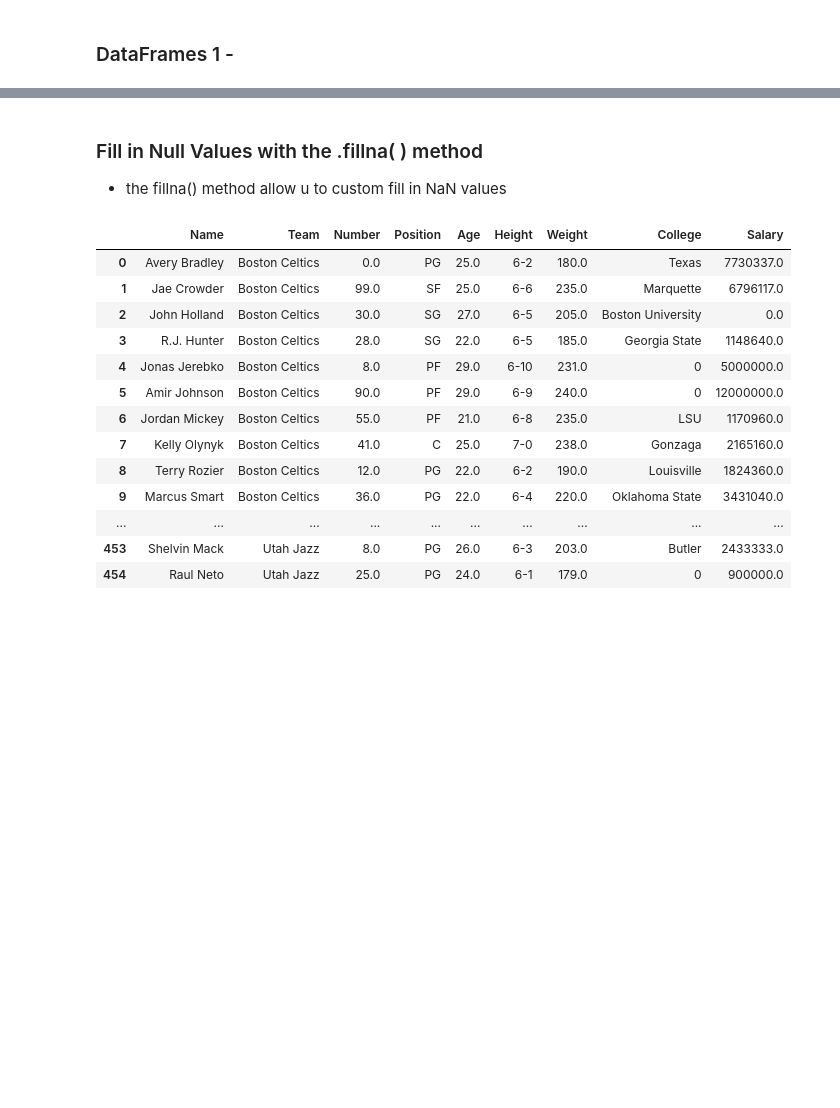
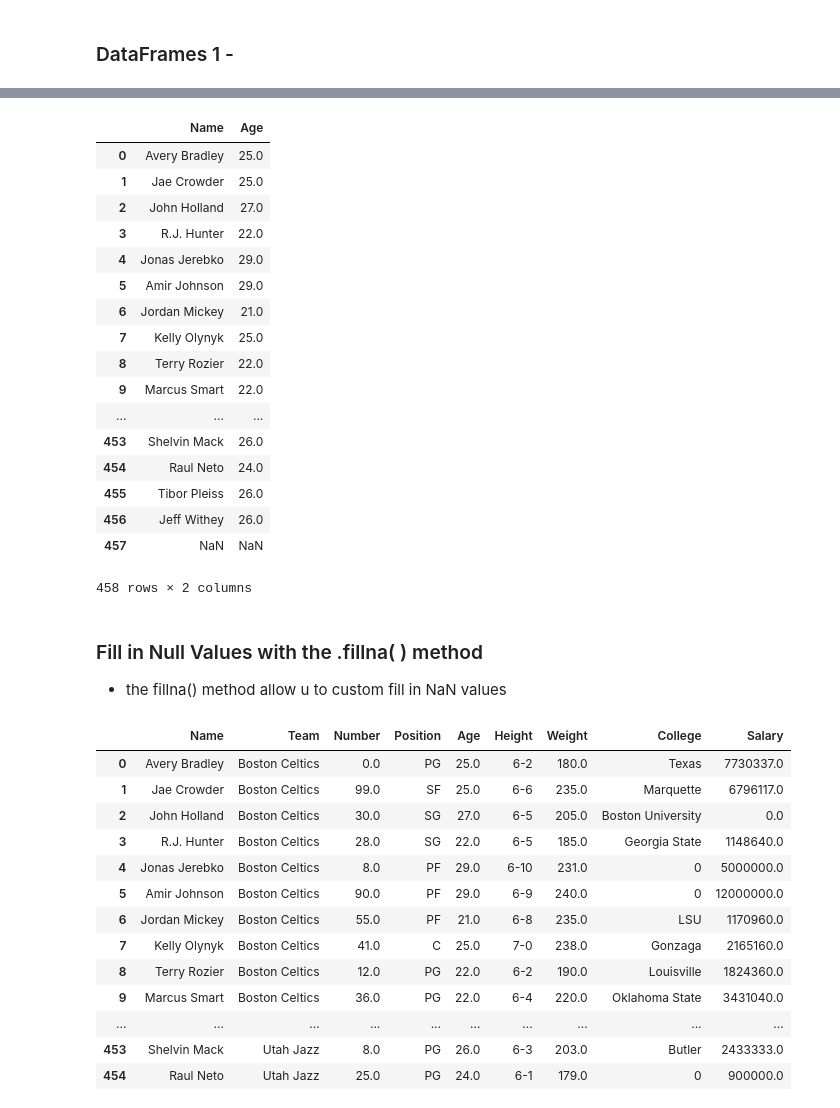
Before and after one commit to alexkwashie/_pandas, a Jupyter notebook: Panda2/dataframes.ipynb, the cells around one changed output, grey strips where cells are left out. Cells and saved outputs as stored; diff of their text form; code cells hidden in the pictures; blank space fills up the shorter version.

```diff
--- a/Panda2/dataframes.ipynb
+++ b/Panda2/dataframes.ipynb
@@ -8,3 +34,25 @@ nba = pd.read_csv("1.1 pandas.zip/nba.csv")
+# %%
+# Return 2 or more colums by using list ''[]''
+nba[["Name", "Age"]]
+# %% [output]
+|  | Name | Age |
+| 0 | Avery Bradley | 25.0 |
+| 1 | Jae Crowder | 25.0 |
+| 2 | John Holland | 27.0 |
+| 3 | R.J. Hunter | 22.0 |
+| 4 | Jonas Jerebko | 29.0 |
+| 5 | Amir Johnson | 29.0 |
+| 6 | Jordan Mickey | 21.0 |
+| 7 | Kelly Olynyk | 25.0 |
+| 8 | Terry Rozier | 22.0 |
+| 9 | Marcus Smart | 22.0 |
+| ... | ... | ... |
+| 453 | Shelvin Mack | 26.0 |
+| 454 | Raul Neto | 24.0 |
+| 455 | Tibor Pleiss | 26.0 |
+| 456 | Jeff Withey | 26.0 |
+| 457 | NaN | NaN |
+458 rows × 2 columns
 # %% [markdown]
 ### Fill in Null Values with the .fillna( ) method
 - the fillna() method allow u to custom fill in NaN values
```
Also changed, not shown: parts of 4 cells of this notebook.
